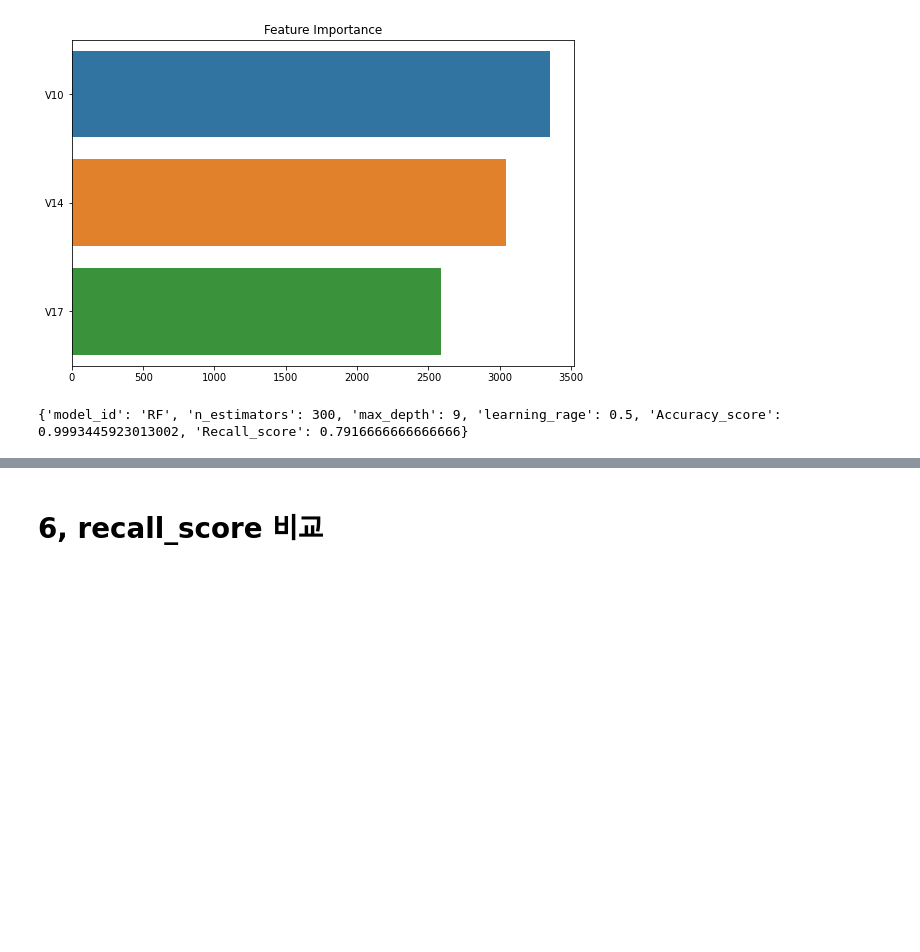
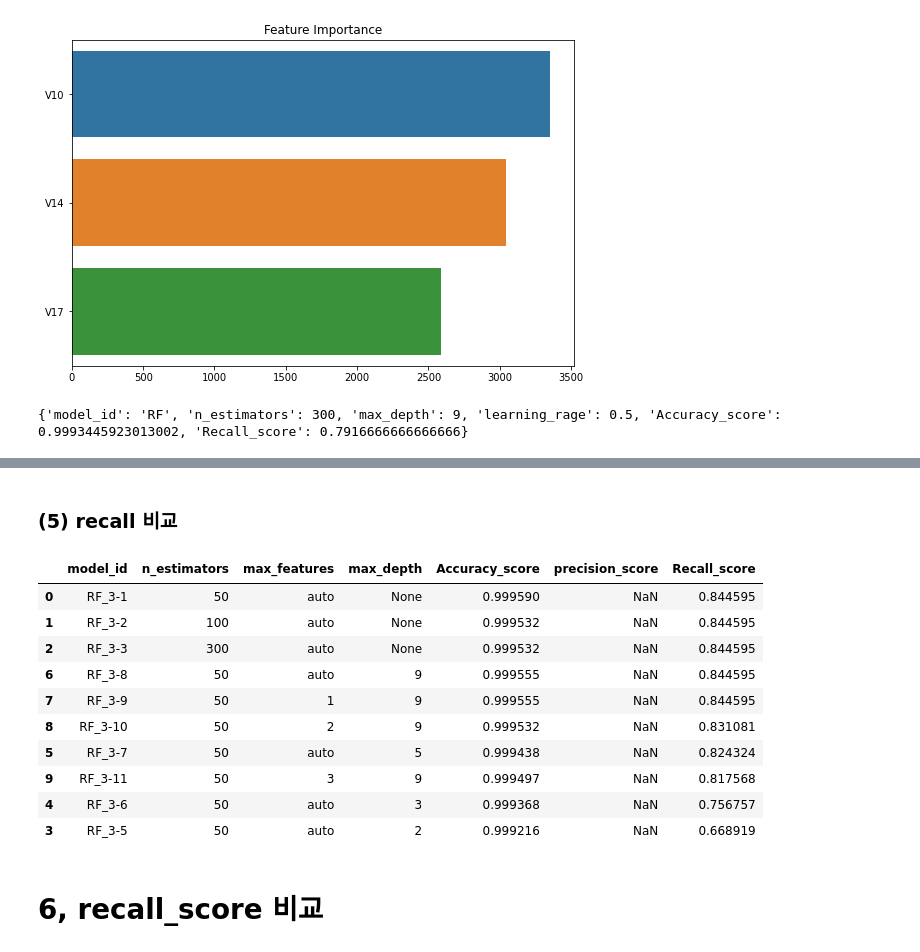
Before and after one commit to Seungeun-Song/Study-for-K-Digital-AI-developer, a Jupyter notebook: Practice/21_03_09_Fraud_Detection.ipynb, the cells around one changed output, grey strips where cells are left out. Drawn from its saved outputs; the diff is of its cells as text; code cells hidden in the pictures; blank space fills up the shorter version.

```diff
--- a/Practice/21_03_09_Fraud_Detection.ipynb
+++ b/Practice/21_03_09_Fraud_Detection.ipynb
@@ -610,0 +759,4 @@ print(res)
+# %%
+X = DF[['V10','V14','V17']]
+y = DF['Class']
+DF_lgbm_smote = pd.DataFrame(data=None, columns = ['model_id','n_estimators','max_features','max_depth','Accuracy_score','precision_score', 'Recall_score'])
@@ -610,0 +769,11 @@ print(res)
+# %%
+%%time
+a = [50, 100, 300]
+index = 1
+for n in a:
+  model_name = 'RF_3-'+str(index)
+  index += 1
+  res = randomForest(model_name, X, y, n_est=n)
+  print(res)
+  DF_lgbm_smote = DF_lgbm_smote.append(res, ignore_index=True)
+  DF_lgbm_smote
@@ -610,0 +788,10 @@ print(res)
+# %%
+%%time
+a = [2,3,5,9]
+index += 1
+for n in a:
+  model_name = 'RF_3-'+str(index)
+  index += 1
+  res = randomForest(model_name, X, y, n_est=50 , md=n)
+  print(res)
+  DF_lgbm_smote = DF_lgbm_smote.append(res, ignore_index=True)
@@ -610,0 +807,9 @@ print(res)
+# %%
+%%time
+a = [1,2,3]
+for n in a:
+  model_name = 'RF_3-'+str(index)
+  index += 1
+  res = randomForest(model_name, X, y, n_est=50, md=9 , mf=n)
+  print(res)
+  DF_lgbm_smote = DF_lgbm_smote.append(res, ignore_index=True)
@@ -611,3 +822,19 @@ print(res)
+# %% [markdown]
+### (5) recall 비교
+# %%
+DF_lgbm_smote.sort_values(by='Recall_score', ascending=False)
+# %% [output]
+|  | model_id | n_estimators | max_features | max_depth | Accuracy_score | precision_score | Recall_score |
+| 0 | RF_3-1 | 50 | auto | None | 0.999590 | NaN | 0.844595 |
+| 1 | RF_3-2 | 100 | auto | None | 0.999532 | NaN | 0.844595 |
+| 2 | RF_3-3 | 300 | auto | None | 0.999532 | NaN | 0.844595 |
+| 6 | RF_3-8 | 50 | auto | 9 | 0.999555 | NaN | 0.844595 |
+| 7 | RF_3-9 | 50 | 1 | 9 | 0.999555 | NaN | 0.844595 |
+| 8 | RF_3-10 | 50 | 2 | 9 | 0.999532 | NaN | 0.831081 |
+| 5 | RF_3-7 | 50 | auto | 5 | 0.999438 | NaN | 0.824324 |
+| 9 | RF_3-11 | 50 | 3 | 9 | 0.999497 | NaN | 0.817568 |
+| 4 | RF_3-6 | 50 | auto | 3 | 0.999368 | NaN | 0.756757 |
+| 3 | RF_3-5 | 50 | auto | 2 | 0.999216 | NaN | 0.668919 |
 # %% [markdown]
 # 6, recall_score 비교
 # %%
```
Also changed, not shown: parts of 30 cells of this notebook.
